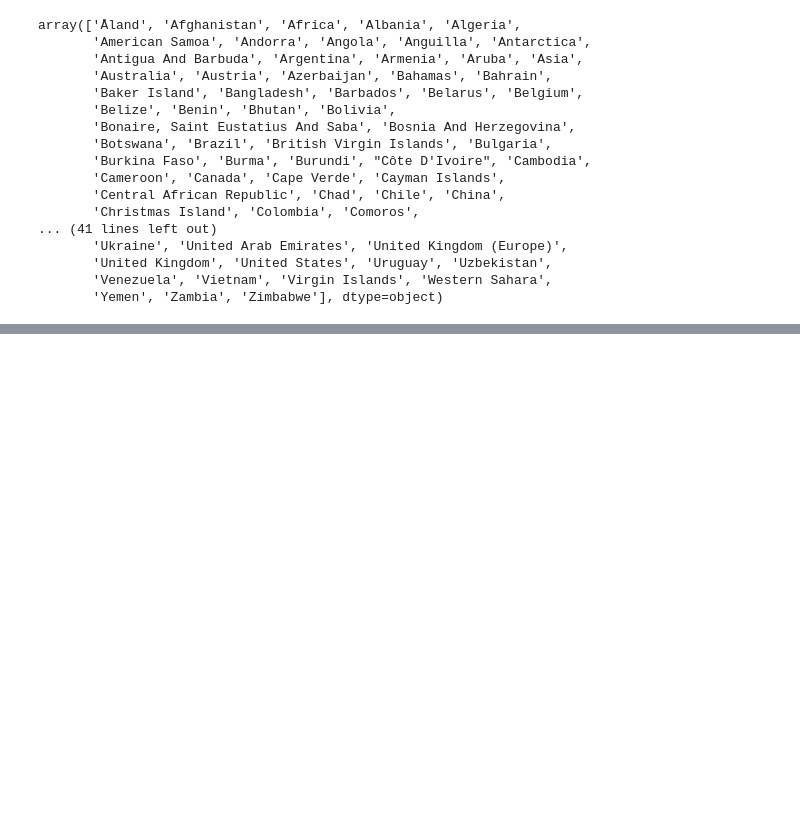
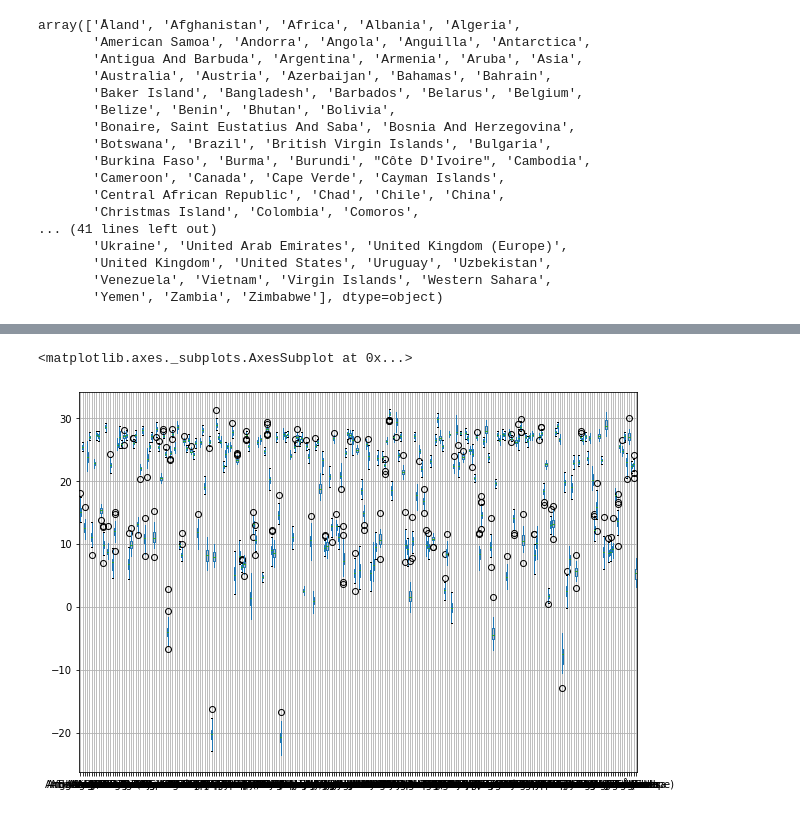
Before and after one commit to FernandoCallasaca/data_science_projects, a Jupyter notebook: pandas_routine.ipynb, the cells around one changed output, grey strips where cells are left out. Cells and saved outputs as stored; diff of their text form; code cells hidden in the pictures; blank space fills up the shorter version.

```diff
--- a/pandas_routine.ipynb
+++ b/pandas_routine.ipynb
@@ -93,0 +240,5 @@ array(['Åland', 'Afghanistan', 'Africa', 'Albania', 'Algeria',
+# %%
+# es mejor trabajar con la mediana ya que es un estimador estadístico
+# que no sufre sesgos ante valores atípicos
+df_tem_median = df_t_avg['AverageTemperature'][['median']].reset_index()
+df_tem_median
@@ -93,0 +259,4 @@ array(['Åland', 'Afghanistan', 'Africa', 'Albania', 'Algeria',
+# %%
+# creamos una columna solo con los años
+df_tem_median['date'] = df_tem_median['year'].dt.year
+df_tem_median
@@ -93,0 +277,4 @@ array(['Åland', 'Afghanistan', 'Africa', 'Albania', 'Algeria',
+# %%
+# vamos a renombrar algunas de las columnas
+df_tem_median.rename(columns = {'median': 'temperature'}, inplace = True)
+df_tem_median
@@ -93,0 +295,4 @@ array(['Åland', 'Afghanistan', 'Africa', 'Albania', 'Algeria',
+# %%
+# exploramos la composición de las temperaturas por país
+df_t_pivot = pd.pivot_table(index = 'date', columns = 'Country' ,values = 'temperature', data = df_tem_median)
+df_t_pivot
@@ -93,0 +319,5 @@ array(['Åland', 'Afghanistan', 'Africa', 'Albania', 'Algeria',
+# %%
+df_t_pivot.boxplot(figsize = (10, 7))
+# %% [output]
+<matplotlib.axes._subplots.AxesSubplot at 0x...>
+[figure, added]
```
Also changed, not shown: parts of 15 cells of this notebook.
